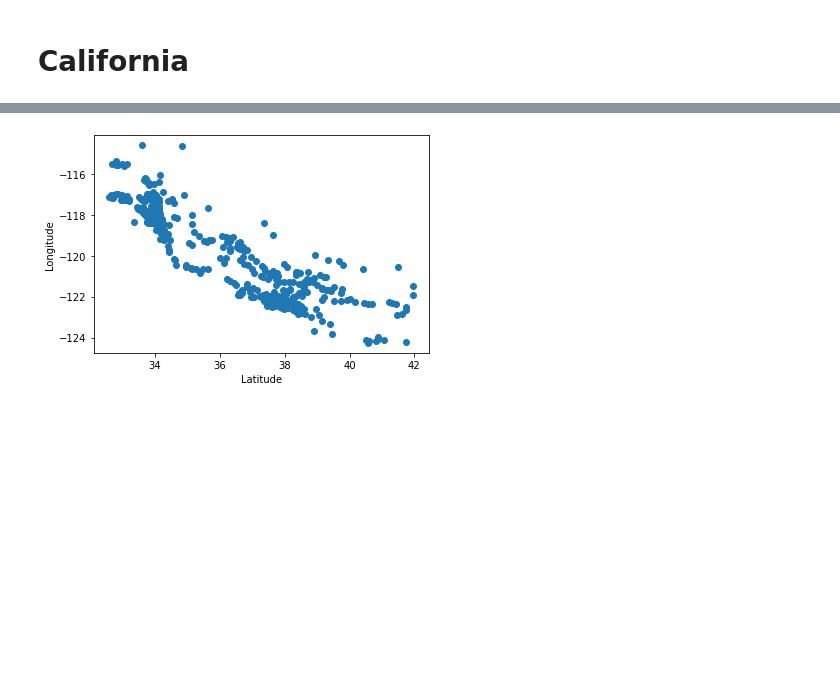
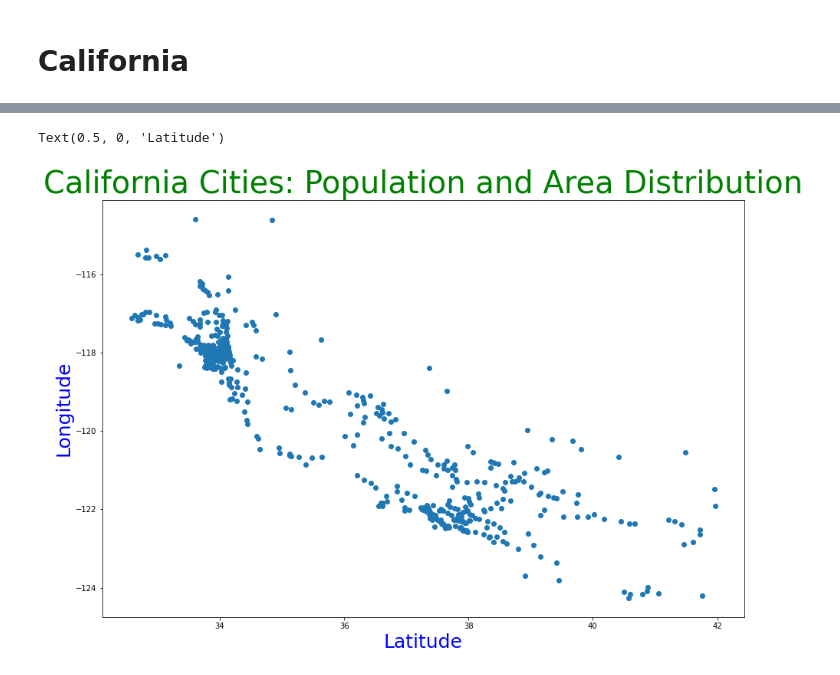
Before and after one commit to NaTneSsIT/CitiesCali_DataVisualization, a Jupyter notebook: California_Cities.ipynb, the cells around one changed output, grey strips where cells are left out. Cells and saved outputs as stored; diff of their text form; code cells hidden in the pictures; blank space fills up the shorter version.

Commit message:
shown with scatter plot

```diff
--- a/California_Cities.ipynb
+++ b/California_Cities.ipynb
@@ -17,9 +17,12 @@ Cities_cali.head()
 | 4 | 4 | Alhambra | 34.081944 | -118.135000 | 150.0 | 492.0 | 83089 | 7.632 | ... |
 # %%
 latd,logd=Cities_cali["latd"],Cities_cali["longd"]
-# %%
-plt.scatter(latd,logd);
-plt.ylabel("Longitude");
-plt.xlabel("Latitude");
-# %% [output]
-[figure, removed]
+# %%
+fig,ax=plt.subplots(figsize=(15,10))
+ax.scatter(latd,logd)
+ax.set_title("California Cities: Population and Area Distribution",color="green",fontsize=40)
+ax.set_ylabel("Longitude",fontsize=25,color="blue")
+ax.set_xlabel("Latitude",fontsize=25,color="blue")
+# %% [output]
+Text(0.5, 0, 'Latitude')
+[figure, added]
```
